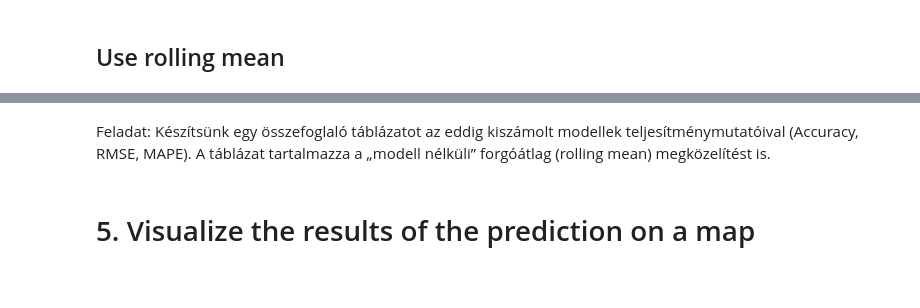
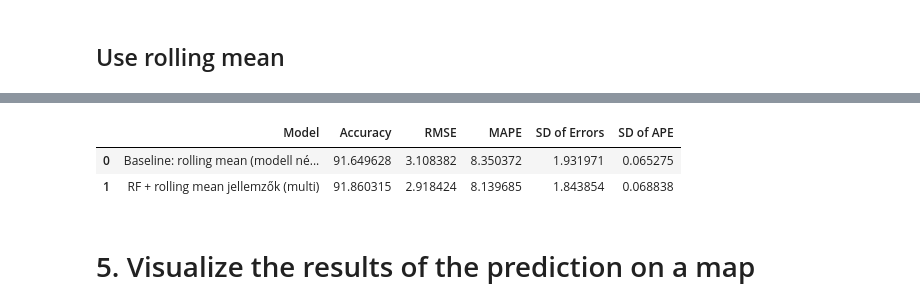
Before and after one commit to enikogyorfi/Szakdolgozat, a Jupyter notebook: szakdolgozat.ipynb, the cells around one changed output, grey strips where cells are left out. Drawn from its saved outputs; the diff is of its cells as text; code cells hidden in the pictures.

```diff
--- a/szakdolgozat.ipynb
+++ b/szakdolgozat.ipynb
@@ -847,5 +832,6 @@ for district in districts:
 # %%
-Predicton_Results_sequential_2 = Test_data[['District', 'Month']].copy()
+Predicton_Results_sequential = Test_data[['District', 'Month']].copy()
+predictions_by_index = []
 for dist in districts:
     district_rows = Test_data_lagged_sequential[Test_data_lagged_sequential['District'] == dist].sort_values(
         'Month')
@@ -862,7 +848,7 @@ for dist in districts:
         feat = row[features].to_frame().T
         pred = model_sequential.predict(feat)
         predictions_by_index[idx] = pred
-        Predicton_Results_sequential_2.at[idx, 'Predicted'] = pred
+        Predicton_Results_sequential.at[idx, 'Predicted'] = pred
         initial_history = feat[lag_cols].dropna().values
         initial_history = np.append(initial_history, pred)
         new_data = initial_history[1:]
@@ -1314,11 +1329,9 @@ visualize_predictionresults(Results_rollingmean)
-# %% [markdown]
-Feladat: Készítsünk egy összefoglaló táblázatot az eddig kiszámolt modellek teljesítménymutatóival (Accuracy, RMSE, MAPE). A táblázat tartalmazza a „modell nélküli” forgóátlag (rolling mean) megközelítést is.
 # %%
 import numpy as np
 import pandas as pd
 
 
-def try_metric(name, acc_var=None, rmse_var=None, mape_var=None, fallback=None):
+def try_metric(name, acc_var=None, rmse_var=None, sdoferror_var = None, sdofape_var = None, mape_var=None, fallback=None):
     row = {"Model": name, "Accuracy": np.nan, "RMSE": np.nan, "MAPE": np.nan}
     if acc_var is not None and isinstance(acc_var, (int, float, np.floating)):
         row["Accuracy"] = float(acc_var)
@@ -1327,7 +1340,11 @@ def try_metric(name, acc_var=None, rmse_var=None, mape_var=None, fallback=None):
     if mape_var is not None and isinstance(mape_var, (int, float, np.floating)):
         row["MAPE"] = float(mape_var)
     if np.isnan(row["MAPE"]) and not np.isnan(row["Accuracy"]):
-        row["MAPE"] = 100 - row["Accuracy"]
+       row["MAPE"] = 100 - row["Accuracy"]
+    if sdoferror_var is not None and isinstance(sdoferror_var, (int, float, np.floating)):
+        row["SD of Errors"] = float(sdoferror_var)
+    if sdofape_var is not None and isinstance(sdofape_var, (int, float, np.floating)):
+        row["SD of APE"] = float(sdofape_var)
     if fallback is not None:
         for k, v in fallback.items():
             if np.isnan(row[k]) and v is not None:
@@ -1346,7 +1363,9 @@ try:
         _rmse = float(np.sqrt(np.mean(((_y_pred - _y_actual) ** 2))))
         _mape = float(np.mean(100 * (np.abs(_y_pred - _y_actual) / _y_actual)))
         _acc = 100 - _mape
-        rows.append(try_metric("Baseline: előző hónap", _acc, _rmse, _mape))
+        _sdoferror = float(np.std(np.abs(_y_pred - _y_actual)))
+        _sdofape = float(np.std(100 * (np.abs(_y_pred - _y_actual) / _y_actual)))
+        rows.append(try_metric("Baseline: előző hónap", _acc, _rmse, _sdoferror, _sdofape, _mape ))
 except Exception:
     pass
 
@@ -1358,32 +1377,38 @@ try:
         _rmse = float(np.sqrt(np.mean(((_y_pred - _y_actual) ** 2))))
         _mape = float(np.mean(100 * (np.abs(_y_pred - _y_actual) / _y_actual)))
         _acc = 100 - _mape
-        rows.append(try_metric("Baseline: rolling mean (modell nélkül)", _acc, _rmse, _mape))
+        _sdoferror = float(np.std(np.abs(_y_pred - _y_actual)))
+        _sdofape = float(np.std( (np.abs(_y_pred - _y_actual) / _y_actual)))
+        rows.append(try_metric("Baseline: rolling mean (modell nélkül)", _acc, _rmse,_sdoferror, _sdofape, _mape ))
 except Exception:
     pass
 
 # 3) Random Forest többkimenetű idősoros (lagged) modell
 try:
-    if ("RMSE_lagged" in globals()) or ("Accuracy_lagged" in globals()):
+    if ("RMSE_lagged" in globals()) or ("Accuracy_lagged" in globals()) or ("SDofError_lagged" in globals()) or ("SDofAPE_lagged" in globals()):
         rows.append(
-            try_metric("RF többkimenetű (lagged)", globals().get("Accuracy_lagged"), globals().get("RMSE_lagged"),
+            try_metric("RF többkimenetű (lagged)", globals().get("Accuracy_lagged"), globals().get("RMSE_lagged"),globals().get("SDofError_lagged"), globals().get("SDofAPE_lagged"),
                        None))
 except Exception:
     pass
 
 # 4) LightGBM többkimenetű (lagged)
 try:
-    if ("RMSE_lagged_lgbm" in globals()) or ("Accuracy_lagged_lgbm" in globals()):
+    if ("RMSE_lagged_lgbm" in globals()) or ("Accuracy_lagged_lgbm" in globals()) or ("SDofError_lagged_lgbm" in globals()) or ("SDofAPE_lagged_lgbm" in globals()):
         rows.append(try_metric("LightGBM többkimenetű (lagged)", globals().get("Accuracy_lagged_lgbm"),
-                               globals().get("RMSE_lagged_lgbm"), None))
+                               globals().get("RMSE_lagged_lgbm"), globals().get("SDofError_lagged_lgbm"),
+                               globals().get("SDofAPE_lagged_lgbm"),
+                               None))
 except Exception:
     pass
 
 # 5) RF rolling mean feature-ökkel (Multi-output)
 try:
-    if ("RMSE_rollingmean" in globals()) or ("Accuracy_rollingmean" in globals()):
+    if ("RMSE_rollingmean" in globals()) or ("Accuracy_rollingmean" in globals()) or ("SDofErrors_rollingmean" in globals()) or ("SDofAPE_rollingmean" in globals()):
         rows.append(try_metric("RF + rolling mean jellemzők (multi)", globals().get("Accuracy_rollingmean"),
-                               globals().get("RMSE_rollingmean"), None))
+                               globals().get("RMSE_rollingmean"), globals().get("SDofErrors_rollingmean"),
+                               globals().get("SDofAPE_rollingmean"),
+                               None))
 except Exception:
     pass
 
@@ -1395,39 +1420,51 @@ except Exception:
     pass
 
 # 7) GradientBoosting + rolling mean jellemzők (Multi-output)
 try:
-    if ("RMSE_rollingmean_grb" in globals()) or ("Accuracy_rollingmean_grb" in globals()):
+    if ("RMSE_rollingmean_grb" in globals()) or ("Accuracy_rollingmean_grb" in globals()) or ("SDofErrors_rollingmean_grb" in globals()) or ("SDofAPE_rollingmean_grb" in globals()):
         rows.append(try_metric("GradientBoosting + rolling mean (multi)", globals().get("Accuracy_rollingmean_grb"),
-                               globals().get("RMSE_rollingmean_grb"), None))
+                               globals().get("RMSE_rollingmean_grb"), globals().get("SDofErrors_rollingmean_grb"),
+                               globals().get("SDofAPE_rollingmean_grb"),
+                               None))
 except Exception:
     pass
 
 # 8) Szekvenciális RF (lagged) előrejelzés
 try:
-    if ("RMSE_sequential" in globals()) or ("Accuracy_sequential" in globals()):
+    if ("RMSE_sequential" in globals()) or ("Accuracy_sequential" in globals()) or ("SDofError_sequential" in globals()) or ("SDofAPE_sequential" in globals()):
         rows.append(try_metric("RF szekvenciális (lagged)", globals().get("Accuracy_sequential"),
-                               globals().get("RMSE_sequential"), None))
+                               globals().get("RMSE_sequential"),
+                               globals().get("SDofError_sequential"),
+                               globals().get("SDofAPE_sequential"),
+                               None))
 except Exception:
     pass
 
 # 9) Szekvenciális RF + rolling mean jellemzők
 try:
-    if ("RMSE_rollingmean_equential" in globals()) or ("Accuracy_rollingmean_sequantial" in globals()):
+    if ("RMSE_rollingmean_equential" in globals()) or ("Accuracy_rollingmean_sequantial" in globals()) or ("SDofErrors_rollingmean_sequantial" in globals()) or ("SDofAPE_rollingmean_sequantial" in globals()):
         rows.append(try_metric("RF szekvenciális + rolling mean", globals().get("Accuracy_rollingmean_sequantial"),
-                               globals().get("RMSE_rollingmean_equential"), None))
+                               globals().get("RMSE_rollingmean_equential"),
+                               globals().get("SDofErrors_rollingmean_sequantial"),
+                               globals().get("SDofAPE_rollingmean_sequantial"),
+                               None))
 except Exception:
     pass
 
 # 10) Ha létezik globális Accuracy/RMSE/MAPE (egy utolsó futtatott modellből), opcionálisan felvehetjük "Utolsó modell" néven
 #try:
 #    if any(k in globals() for k in ["Accuracy", "RMSE", "MAPE"]):
 #      rows.append(try_metric("Utolsó számolt modell", globals().get("Accuracy"), globals().get("RMSE"),
  #                              globals().get("MAPE")))
 #except Exception:
  #   pass
 
 summary_df = pd.DataFrame(rows).drop_duplicates(subset=["Model"]).reset_index(drop=True)
 summary_df
+# %% [output]
+|  | Model | Accuracy | RMSE | MAPE | SD of Errors | SD of APE |
+| 0 | Baseline: rolling mean (modell né... | 91.649628 | 3.108382 | 8.350372 | 1.931971 | 0.065275 |
+| 1 | RF + rolling mean jellemzők (multi) | 91.860315 | 2.918424 | 8.139685 | 1.843854 | 0.068838 |
 # %%
 # export the summary df to csv
 summary_df.to_csv("results/summary_df.csv", index=False)
```
Also changed, not shown: parts of 18 cells of this notebook.
